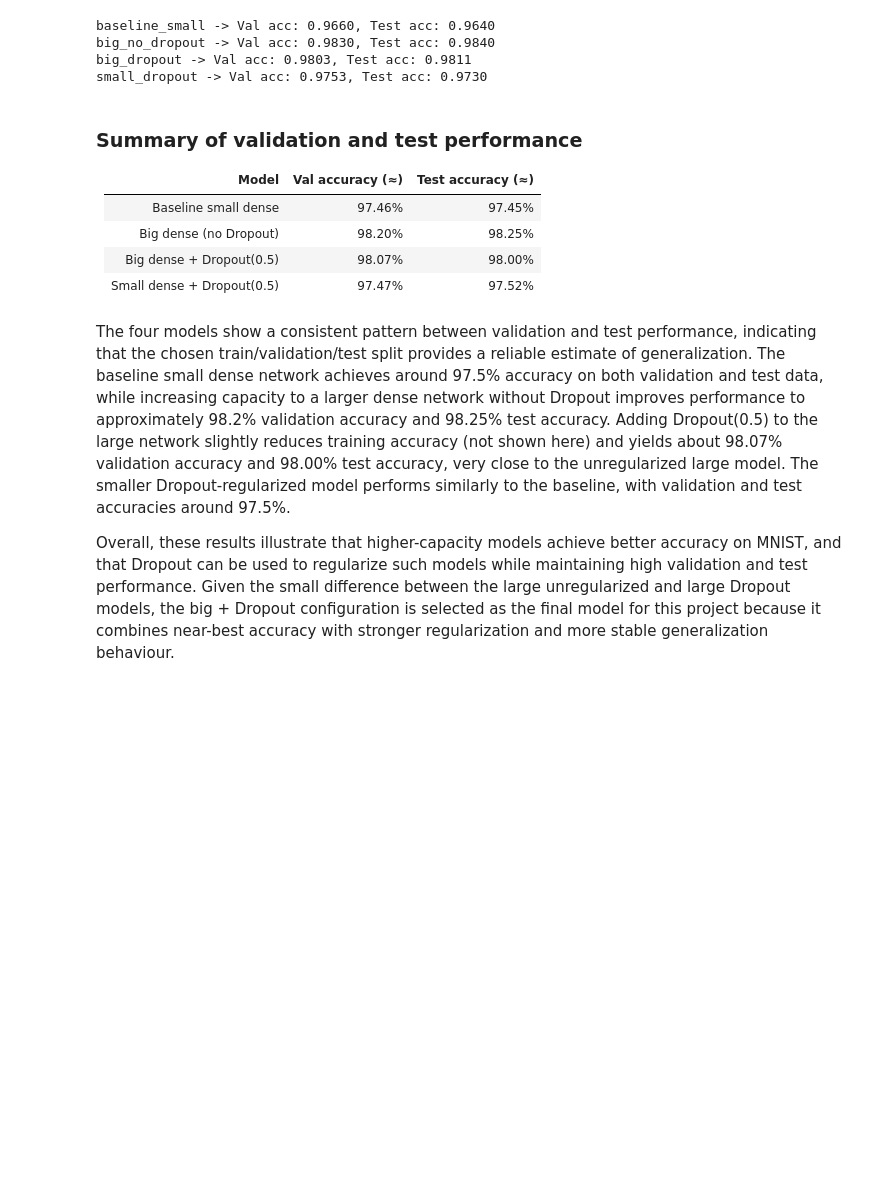
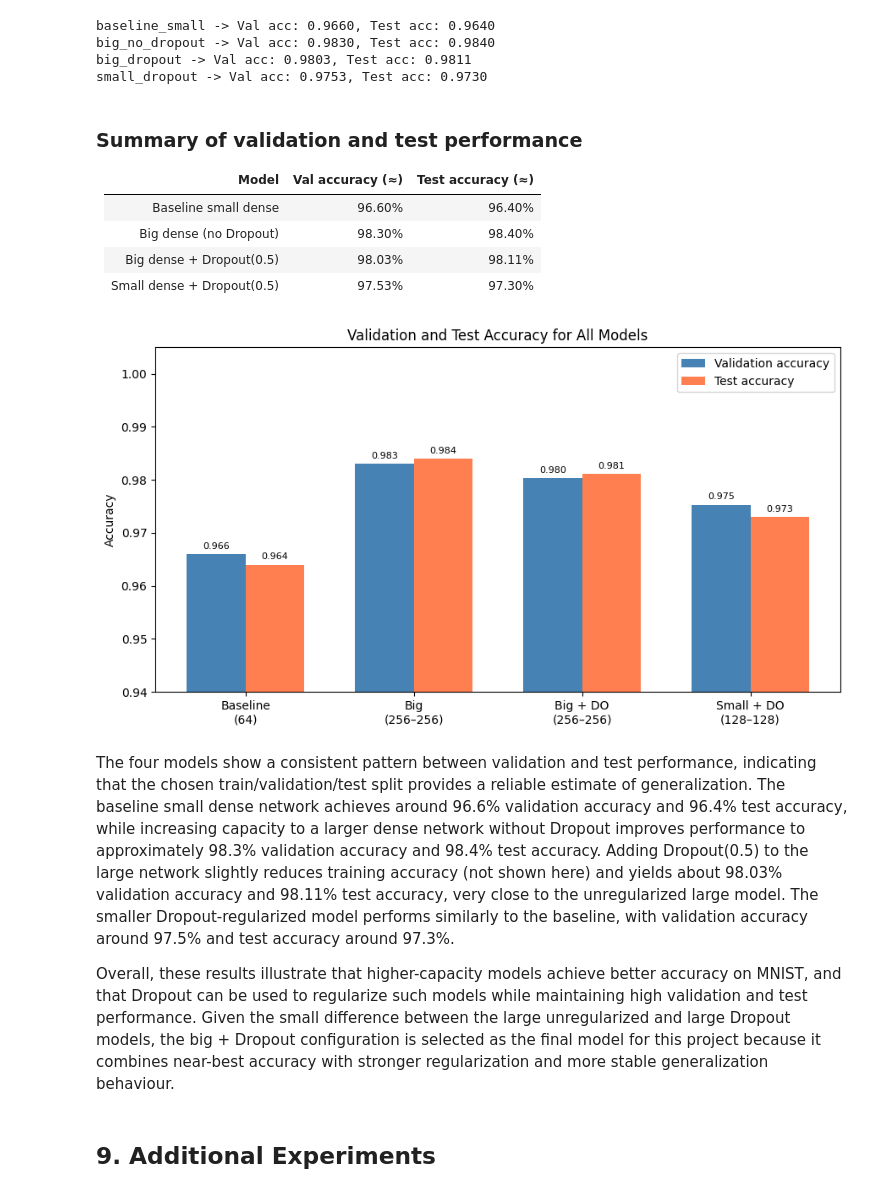
Before and after one commit to dstor0511/Machine-Learning-Final, a Jupyter notebook: deliverable_ml_coursework.ipynb, the cells around one changed output. Saved outputs shown, nothing was run; the diff lists cells and outputs as text; code cells hidden in the pictures; blank space fills up the shorter version.

```diff
--- a/deliverable_ml_coursework.ipynb
+++ b/deliverable_ml_coursework.ipynb
@@ -469,12 +520,51 @@ small_dropout -> Val acc: 0.9753, Test acc: 0.9730
 
 | Model                      | Val accuracy (≈) | Test accuracy (≈) |
 |----------------------------|------------------|-------------------|
-| Baseline small dense       | 97.46%           | 97.45%            |
-| Big dense (no Dropout)     | 98.20%           | 98.25%            |
-| Big dense + Dropout(0.5)   | 98.07%           | 98.00%            |
-| Small dense + Dropout(0.5) | 97.47%           | 97.52%            |
+| Baseline small dense       | 96.60%           | 96.40%            |
+| Big dense (no Dropout)     | 98.30%           | 98.40%            |
+| Big dense + Dropout(0.5)   | 98.03%           | 98.11%            |
+| Small dense + Dropout(0.5) | 97.53%           | 97.30%            |
+# %%
+import numpy as np
+
+model_labels = ["Baseline\n(64)", "Big\n(256–256)", "Big + DO\n(256–256)", "Small + DO\n(128–128)"]
+val_accs  = [results["baseline_small"]["val_acc"],
+             results["big_no_dropout"]["val_acc"],
+             results["big_dropout"]["val_acc"],
+             results["small_dropout"]["val_acc"]]
+test_accs = [results["baseline_small"]["test_acc"],
+             results["big_no_dropout"]["test_acc"],
+             results["big_dropout"]["test_acc"],
+             results["small_dropout"]["test_acc"]]
+
+x = np.arange(len(model_labels))
+width = 0.35
+
+fig, ax = plt.subplots(figsize=(9, 5))
+bars_val  = ax.bar(x - width / 2, val_accs,  width, label="Validation accuracy", color="steelblue")
+bars_test = ax.bar(x + width / 2, test_accs, width, label="Test accuracy",       color="coral")
+
+ax.set_title("Validation and Test Accuracy for All Models")
+ax.set_ylabel("Accuracy")
+ax.set_xticks(x)
+ax.set_xticklabels(model_labels)
+ax.set_ylim(0.94, 1.005)
+ax.legend()
+
+for bar in bars_val + bars_test:
+    ax.annotate(f"{bar.get_height():.3f}",
+                xy=(bar.get_x() + bar.get_width() / 2, bar.get_height()),
+                xytext=(0, 3), textcoords="offset points",
+                ha="center", va="bottom", fontsize=8)
+
+plt.tight_layout()
+plt.show()
+# %% [output]
+[figure, added]
 # %% [markdown]
-The four models show a consistent pattern between validation and test performance, indicating that the chosen train/validation/test split provides a reliable estimate of generalization. The baseline small dense network achieves around 97.5% accuracy on both validation and test data, while increasing capacity to a larger dense network without Dropout improves performance to approximately 98.2% validation accuracy and 98.25% test accuracy. Adding Dropout(0.5) to the large network slightly reduces training accuracy (not shown here) and yields about 98.07% validation accuracy and 98.00% test accuracy, very close to the unregularized large model. The smaller Dropout-regularized model performs similarly to the baseline, with validation and test accuracies around 97.5%.
+The four models show a consistent pattern between validation and test performance, indicating that the chosen train/validation/test split provides a reliable estimate of generalization. The baseline small dense network achieves around 96.6% validation accuracy and 96.4% test accuracy, while increasing capacity to a larger dense network without Dropout improves performance to approximately 98.3% validation accuracy and 98.4% test accuracy. Adding Dropout(0.5) to the large network slightly reduces training accuracy (not shown here) and yields about 98.03% validation accuracy and 98.11% test accuracy, very close to the unregularized large model. The smaller Dropout-regularized model performs similarly to the baseline, with validation accuracy around 97.5% and test accuracy around 97.3%.
 
 Overall, these results illustrate that higher-capacity models achieve better accuracy on MNIST, and that Dropout can be used to regularize such models while maintaining high validation and test performance. Given the small difference between the large unregularized and large Dropout models, the big + Dropout configuration is selected as the final model for this project because it combines near-best accuracy with stronger regularization and more stable generalization behaviour.
+# %% [markdown]
+## 9. Additional Experiments
 # %% [markdown]
```
Also changed, not shown: parts of 11 cells of this notebook.
